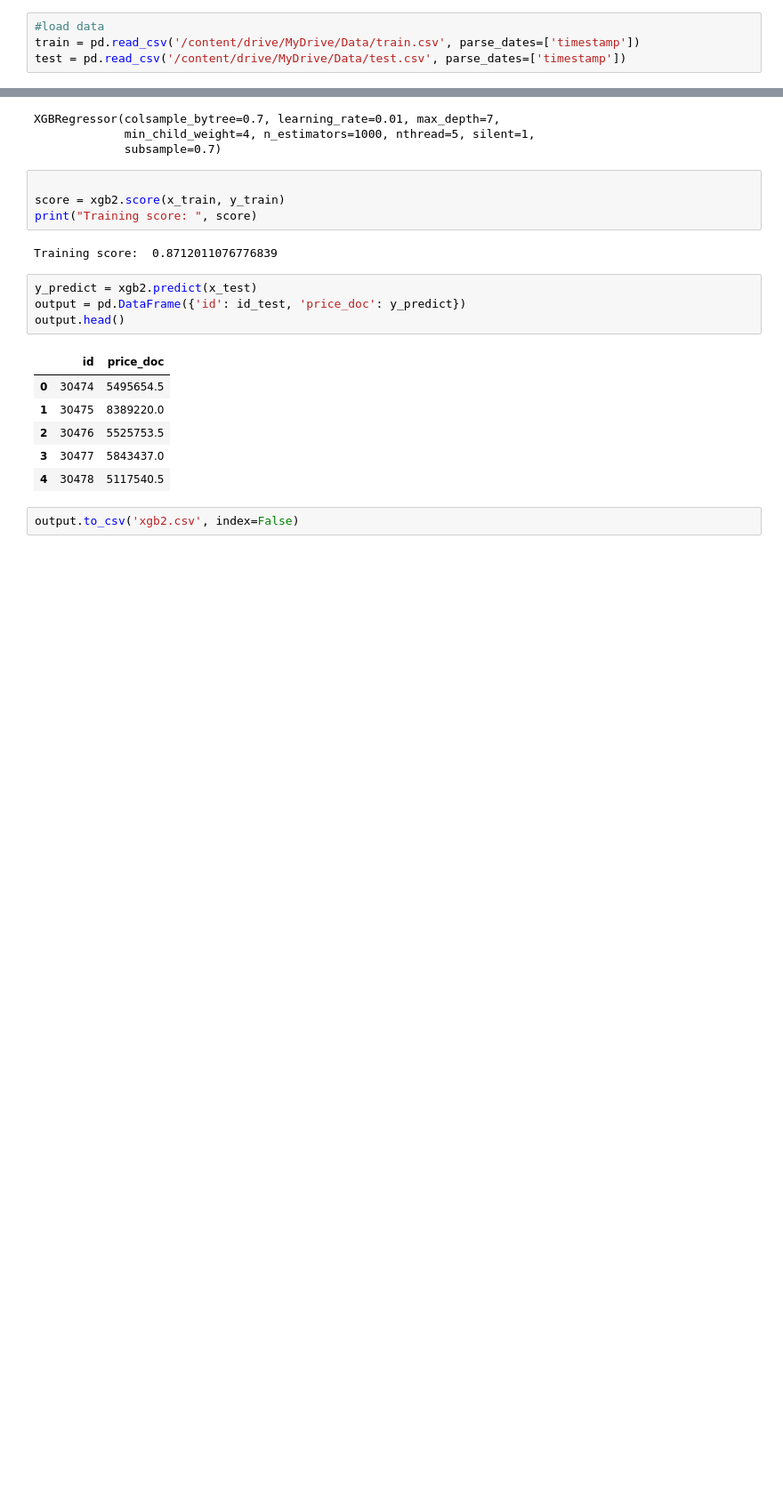
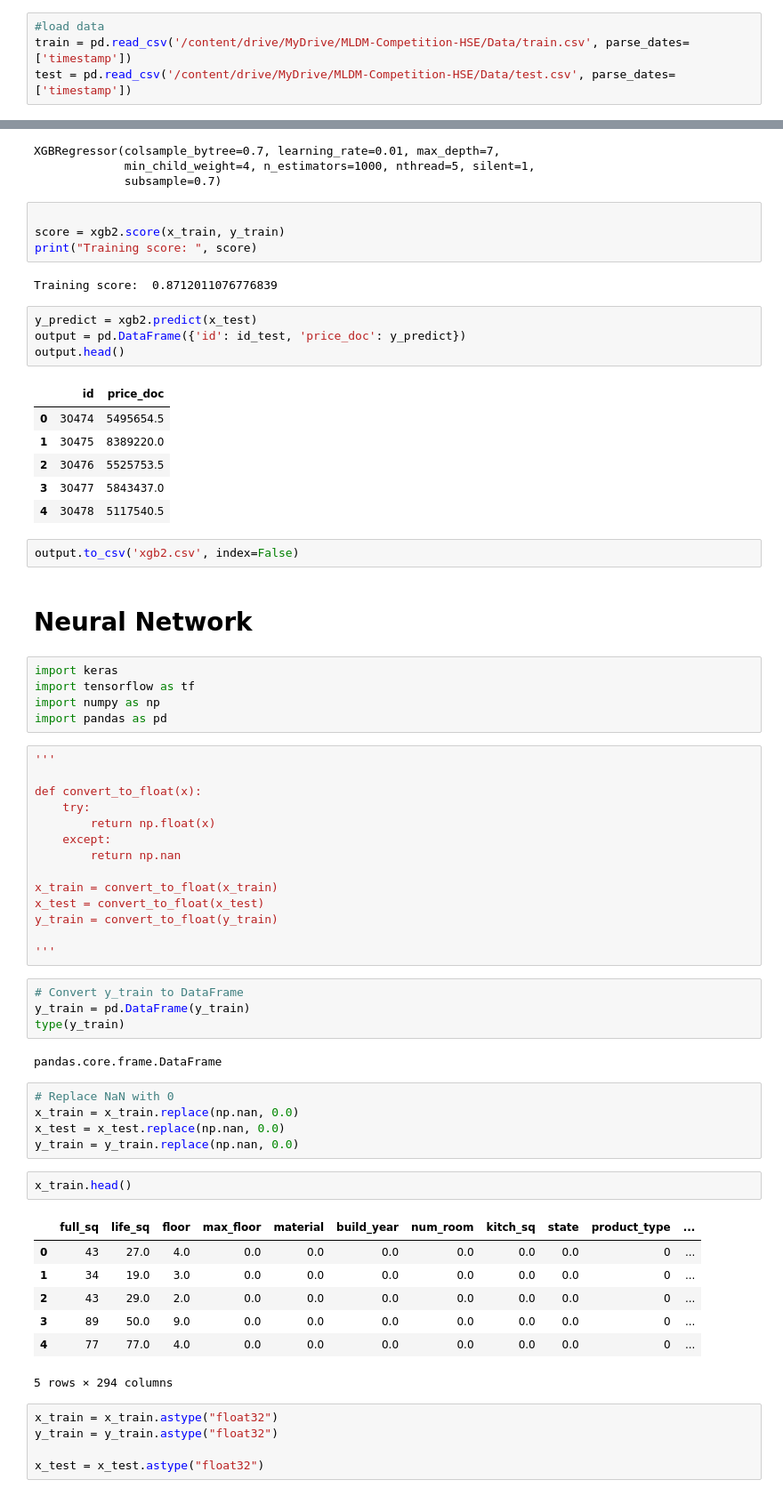
Before and after one commit to Majid-Sohrabi/MLDM_Competition_Sberbank, a Jupyter notebook: Sberbank_Russian_Housing_Market.ipynb, the cells around one changed output, grey strips where cells are left out. Shown at 89% size. Saved outputs shown, nothing was run; the diff lists cells and outputs as text; blank space fills up the shorter version.

Commit message:
upd competition with nn

```diff
--- a/Sberbank_Russian_Housing_Market.ipynb
+++ b/Sberbank_Russian_Housing_Market.ipynb
@@ -13,7 +21,7 @@ import datetime
 # %%
 #load data
-train = pd.read_csv('/content/drive/MyDrive/Data/train.csv', parse_dates=['timestamp'])
-test = pd.read_csv('/content/drive/MyDrive/Data/test.csv', parse_dates=['timestamp'])
+train = pd.read_csv('/content/drive/MyDrive/MLDM-Competition-HSE/Data/train.csv', parse_dates=['timestamp'])
+test = pd.read_csv('/content/drive/MyDrive/MLDM-Competition-HSE/Data/test.csv', parse_dates=['timestamp'])
 # %%
 train[:5]
 # %% [output]
@@ -310,3 +317,50 @@ output.head()
 | 4 | 30478 | 5117540.5 |
 # %%
 output.to_csv('xgb2.csv', index=False)
+# %% [markdown]
+# Neural Network
+# %%
+import keras
+import tensorflow as tf
+import numpy as np
+import pandas as pd
+# %%
+'''
+
+def convert_to_float(x):
+    try:
+        return np.float(x)
+    except:
+        return np.nan
+
+x_train = convert_to_float(x_train)
+x_test = convert_to_float(x_test)
+y_train = convert_to_float(y_train)
+
+'''
+# %%
+# Convert y_train to DataFrame
+y_train = pd.DataFrame(y_train)
+type(y_train)
+# %% [output]
+pandas.core.frame.DataFrame
+# %%
+# Replace NaN with 0
+x_train = x_train.replace(np.nan, 0.0)
+x_test = x_test.replace(np.nan, 0.0)
+y_train = y_train.replace(np.nan, 0.0)
+# %%
+x_train.head()
+# %% [output]
+|  | full_sq | life_sq | floor | max_floor | material | build_year | num_room | kitch_sq | state | product_type | ... |
+| 0 | 43 | 27.0 | 4.0 | 0.0 | 0.0 | 0.0 | 0.0 | 0.0 | 0.0 | 0 | ... |
+| 1 | 34 | 19.0 | 3.0 | 0.0 | 0.0 | 0.0 | 0.0 | 0.0 | 0.0 | 0 | ... |
+| 2 | 43 | 29.0 | 2.0 | 0.0 | 0.0 | 0.0 | 0.0 | 0.0 | 0.0 | 0 | ... |
+| 3 | 89 | 50.0 | 9.0 | 0.0 | 0.0 | 0.0 | 0.0 | 0.0 | 0.0 | 0 | ... |
+| 4 | 77 | 77.0 | 4.0 | 0.0 | 0.0 | 0.0 | 0.0 | 0.0 | 0.0 | 0 | ... |
+5 rows × 294 columns
+# %%
+x_train = x_train.astype("float32")
+y_train = y_train.astype("float32")
+
+x_test = x_test.astype("float32")
```
Also changed, not shown: parts of 12 cells of this notebook.
